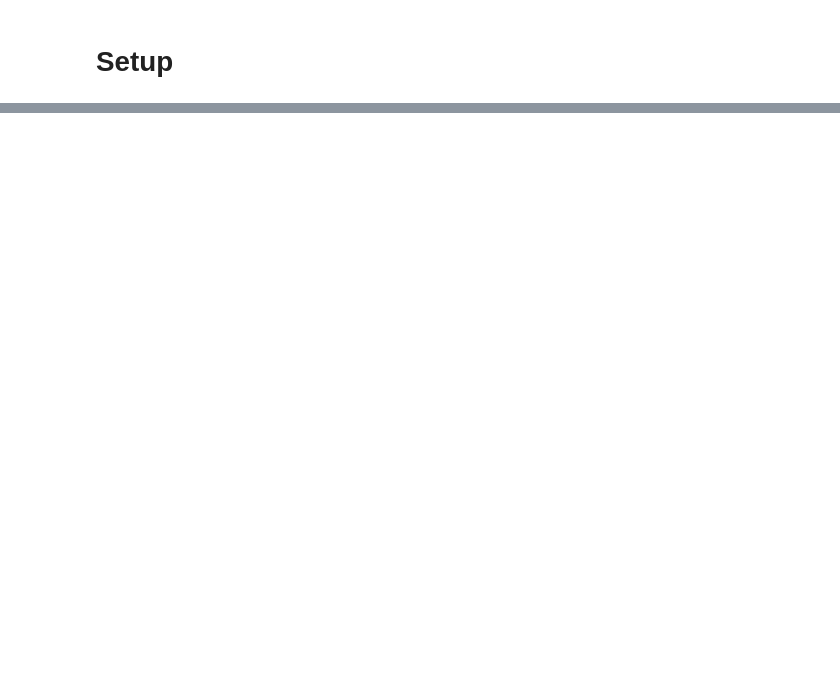
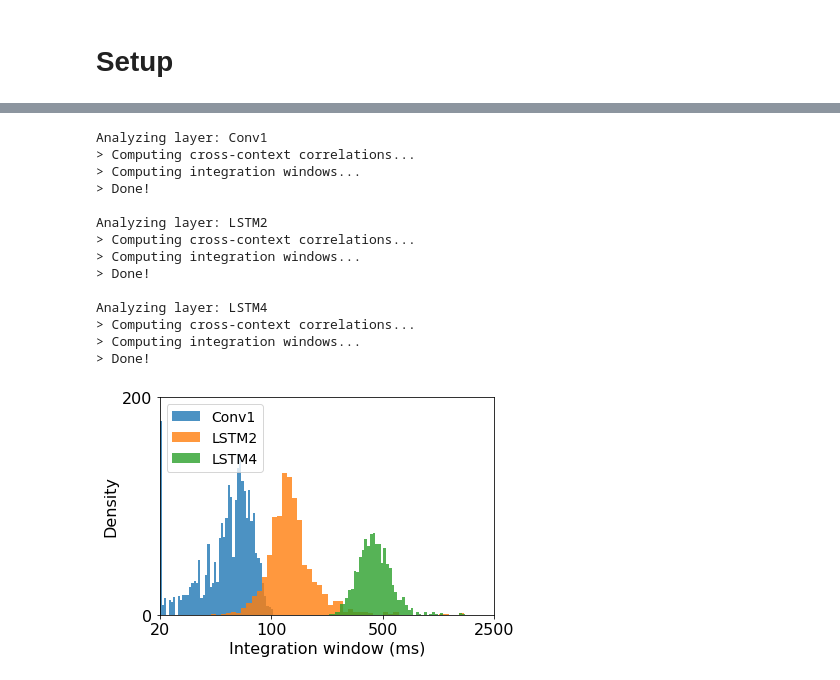
Before and after one commit to naplab/PyTCI, a Jupyter notebook: Examples/Example-DeepSpeech.ipynb, the cells around one changed output, grey strips where cells are left out. Cells and saved outputs as stored; diff of their text form; code cells hidden in the pictures; blank space fills up the shorter version.

Commit message:
First fully-functional version

```diff
--- a/Examples/Example-DeepSpeech.ipynb
+++ b/Examples/Example-DeepSpeech.ipynb
@@ -362,0 +376,55 @@ plt.show()
+# %%
+# Setup TCI analyzer without a model
+analyzer = PyTCI.Analyzer(out_sr=50, threshold=0.75, verbose=1)
+
+# Feed list of source segments to analyzer
+analyzer.load_segments(
+    'resources/segments-librispeech-1k/'
+)
+
+# Estimate integration periods for first layer of DeepSpeech2 (Conv1)
+print('Analyzing layer: Conv1')
+analyzer.model = model.activation_fx(layer=0)
+intwin_conv1_norm = analyzer.estimate_integration_window()
+print()
+
+# Estimate integration periods for fourth layer of DeepSpeech2 (LSTM2)
+print('Analyzing layer: LSTM2')
+analyzer.model = model.activation_fx(layer=3)
+intwin_lstm2_norm = analyzer.estimate_integration_window()
+print()
+
+# Estimate integration periods for sixth layer of DeepSpeech2 (LSTM4)
+print('Analyzing layer: LSTM4')
+analyzer.model = model.activation_fx(layer=5)
+intwin_lstm4_norm = analyzer.estimate_integration_window()
+print()
+
+# Compare results
+plt.figure(figsize=(6, 4))
+plt.hist(np.log10(intwin_conv1_norm), bins=50, alpha=0.8, label='Conv1')
+plt.hist(np.log10(intwin_lstm2_norm), bins=50, alpha=0.8, label='LSTM2')
+plt.hist(np.log10(intwin_lstm4_norm), bins=50, alpha=0.8, label='LSTM4')
+plt.xticks(np.log10([0.02, 0.1, 0.5, 2.5]), [20, 100, 500, 2500], fontsize=16)
+plt.yticks([0, 200], fontsize=16)
+plt.xlabel('Integration window (ms)', fontsize=16)
+plt.ylabel('Density', fontsize=16)
+plt.legend(loc='upper left', fontsize=14)
+plt.xlim(np.log10([0.02, 2.5]))
+plt.show()
+# %% [output]
+Analyzing layer: Conv1
+> Computing cross-context correlations...
+> Computing integration windows...
+> Done!
+
+Analyzing layer: LSTM2
+> Computing cross-context correlations...
+> Computing integration windows...
+> Done!
+
+Analyzing layer: LSTM4
+> Computing cross-context correlations...
+> Computing integration windows...
+> Done!
+[figure, added]
```
Also changed, not shown: parts of 10 cells of this notebook, 5 other files.
